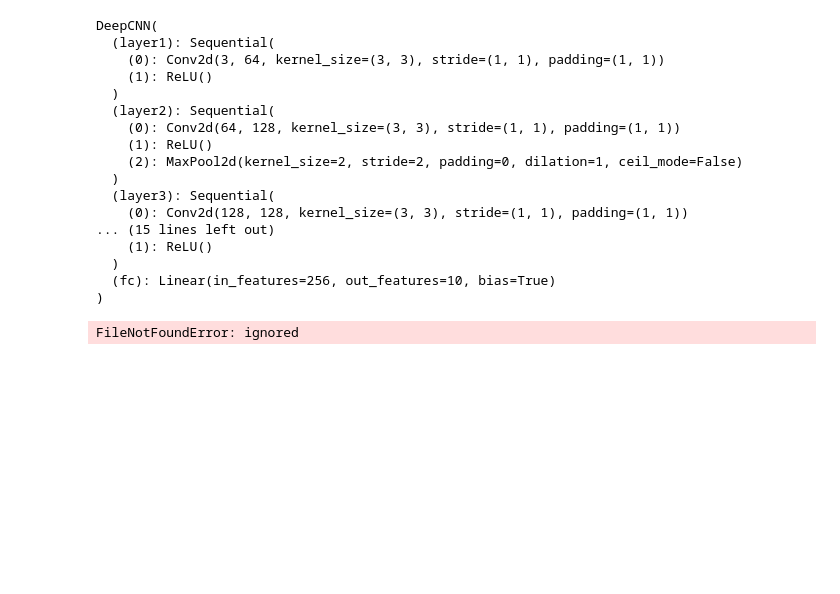
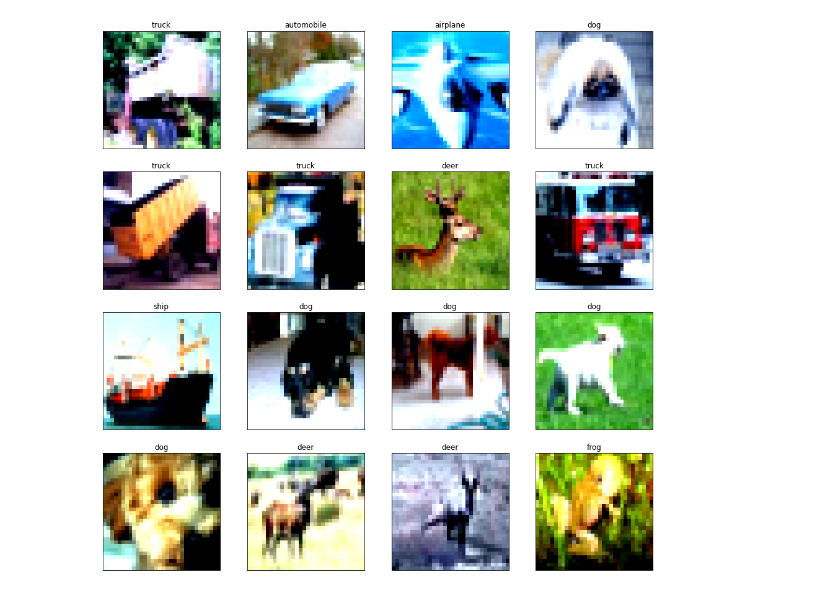
Before and after one commit to Kaist-Master/Image-analysis-with-Deep-Learning, a Jupyter notebook: 002. Alexnet (CNN)/code/CNN_PyTorch_v1.ipynb, the cells around one changed output. Drawn from its saved outputs; the diff is of its cells as text; code cells hidden in the pictures; blank space fills up the shorter version.

```diff
--- a/002. Alexnet (CNN)/code/CNN_PyTorch_v1.ipynb
+++ b/002. Alexnet (CNN)/code/CNN_PyTorch_v1.ipynb
@@ -15,3 +13,5 @@ path = "/content/gdrive/My Drive/cifar-10/"
+# %%
+filepath = 'D:/Google Drive/cifar-10/'
 # %%
 import torch
 import torch.nn.functional as F
@@ -88,8 +106,7 @@ class CIFARDataset(BaseDataset):
 # %%
 from torch.utils.data import Dataset, DataLoader
 
-train_loader = DataLoader(CIFARDataset(path + 'train', transform = True), batch_size=64, shuffle=True, num_workers=0)
-test_loader = DataLoader(CIFARDataset(path + 'test', transform = False), batch_size=64, shuffle=False, num_workers=0)
+train_loader = DataLoader(CIFARDataset(filepath + 'train/', transform = True), batch_size=64, shuffle=True, num_workers=0)
 # %%
 class DeepCNN(nn.Module):
     def __init__(self):
@@ -149,25 +167,28 @@ class DeepCNN(nn.Module):
         x = self.fc(x)
         return x
 # %%
-device = torch.device("cuda:0" if torch.cuda.is_available() else "cpu")
-model = DeepCNN().to(device)
-model
+dev = torch.cuda.set_device("cuda:0") if torch.cuda.is_available() else torch.device("cpu")
-# %% [output]
-DeepCNN(
-  (layer1): Sequential(
-    (0): Conv2d(3, 64, kernel_size=(3, 3), stride=(1, 1), padding=(1, 1))
-    (1): ReLU()
-  )
-  (layer2): Sequential(
-    (0): Conv2d(64, 128, kernel_size=(3, 3), stride=(1, 1), padding=(1, 1))
-    (1): ReLU()
-    (2): MaxPool2d(kernel_size=2, stride=2, padding=0, dilation=1, ceil_mode=False)
-  )
-  (layer3): Sequential(
-    (0): Conv2d(128, 128, kernel_size=(3, 3), stride=(1, 1), padding=(1, 1))
-... (15 lines left out)
-    (1): ReLU()
-  )
-  (fc): Linear(in_features=256, out_features=10, bias=True)
-)
+# %%
+# We need to convert the images to numpy arrays as tensors are not compatible with matplotlib.
+def im_convert(tensor):
+    image = tensor.cpu().clone().detach().numpy() # This process will happen in normal cpu.
+    image = image.transpose(1, 2, 0)
+    image = image * np.array((0.5, 0.5, 0.5)) + np.array((0.5, 0.5, 0.5))
+    image = image.clip(0, 1)
+    return image
+# %%
+from matplotlib import pyplot as plt
+
+# We iter the batch of images to display
+dataiter = iter(train_loader) # converting our train_dataloader to iterable so that we can iter through it.
+images, labels = dataiter.next() #going from 1st batch of 16*16 images to the next batch
+fig = plt.figure(figsize=(16, 16))
+
+# We plot 16 images from our train_dataset
+for idx in np.arange(16):
+    ax = fig.add_subplot(4, 4, idx+1, xticks=[], yticks=[])
+    plt.imshow(im_convert(images[idx])) #converting to numpy array as plt needs it.
+    ax.set_title(train_loader.dataset.idx2class[labels[idx].item()])
+# %% [output]
+[figure, added]
 # %%
@@ -176,13 +199,0 @@ optimizer = torch.optim.Adam(model.parameters(), lr = 0.001)
-# %%
-# We iter the batch of images to display
-dataiter = iter(train_loader) # converting our train_dataloader to iterable so that we can iter through it.
-images, labels = dataiter.next() #going from 1st batch of 100 images to the next batch
-fig = plt.figure(figsize=(16, 16))
-
-# We plot 16 images from our train_dataset
-for idx in np.arange(16):
-    ax = fig.add_subplot(4, 4, idx+1, xticks=[], yticks=[])
-    plt.imshow(im_convert(images[idx])) #converting to numpy array as plt needs it.
-    ax.set_title(classes[labels[idx].item()])
-# %% [output]
-FileNotFoundError: ignored
```
Also changed, not shown: parts of 12 cells of this notebook.
